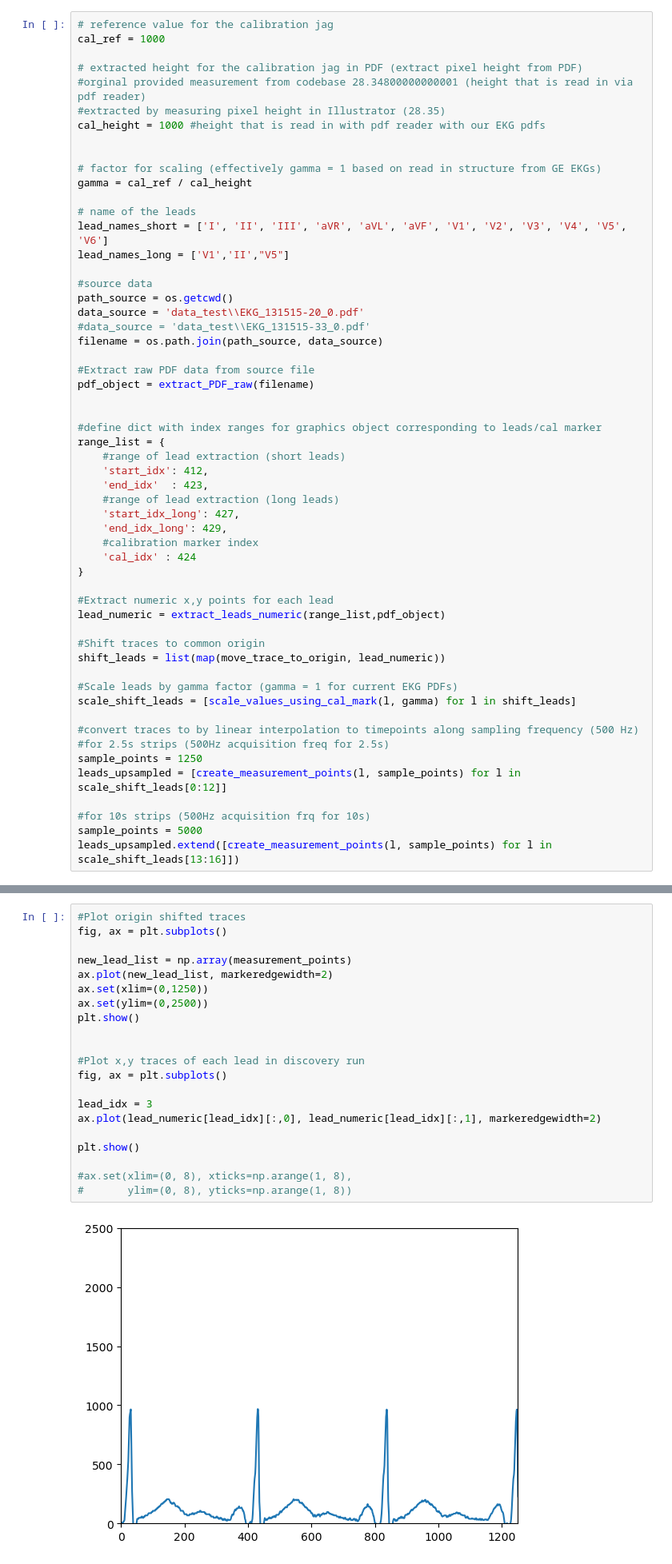
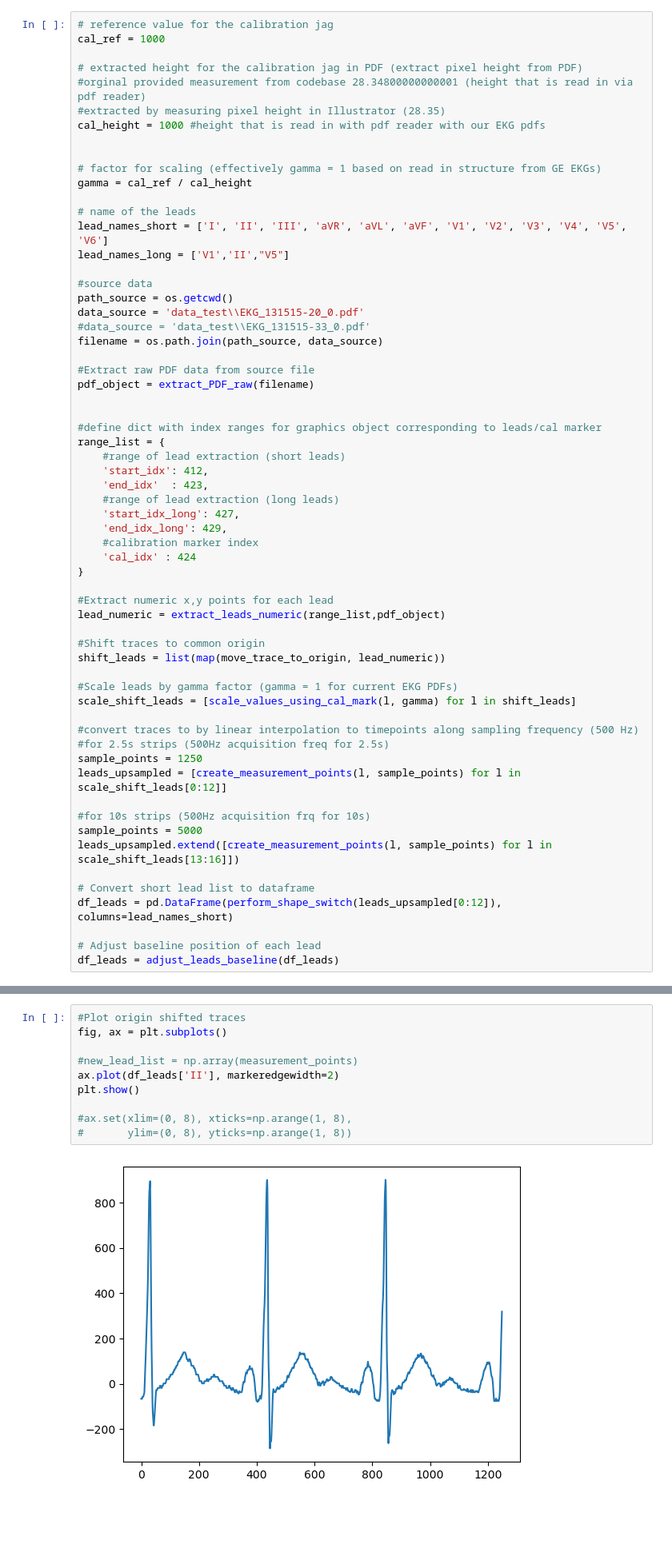
Before and after one commit to rzemla/ECG_pipeline, a Jupyter notebook: trial_extractor_script_V1.ipynb, the cells around one changed output, grey strips where cells are left out. Shown: that part at 80% size. Saved outputs shown, nothing was run; the diff lists cells and outputs as text; blank space fills up the shorter version.

Commit message:
baseline adjustment export of short time leads to dataframe

```diff
--- a/trial_extractor_script_V1.ipynb
+++ b/trial_extractor_script_V1.ipynb
@@ -70,28 +70,23 @@ leads_upsampled = [create_measurement_points(l, sample_points) for l in scale_sh
 #for 10s strips (500Hz acquisition frq for 10s)
 sample_points = 5000
 leads_upsampled.extend([create_measurement_points(l, sample_points) for l in scale_shift_leads[13:16]])
+
+# Convert short lead list to dataframe
+df_leads = pd.DataFrame(perform_shape_switch(leads_upsampled[0:12]), columns=lead_names_short)
+
+# Adjust baseline position of each lead
+df_leads = adjust_leads_baseline(df_leads)
 # %% [markdown]
 <font color='green'>**Plot traces for each lead**</font>
 # %%
 #Plot origin shifted traces
 fig, ax = plt.subplots()
 
-new_lead_list = np.array(measurement_points)
-ax.plot(new_lead_list, markeredgewidth=2)
-ax.set(xlim=(0,1250))
-ax.set(ylim=(0,2500))
-plt.show()
-
-
-#Plot x,y traces of each lead in discovery run
-fig, ax = plt.subplots()
-
-lead_idx = 3
-ax.plot(lead_numeric[lead_idx][:,0], lead_numeric[lead_idx][:,1], markeredgewidth=2)
-
+#new_lead_list = np.array(measurement_points)
+ax.plot(df_leads['II'], markeredgewidth=2)
 plt.show()
 
 #ax.set(xlim=(0, 8), xticks=np.arange(1, 8),
 #       ylim=(0, 8), yticks=np.arange(1, 8))
 # %% [output]
-[figure, old version]
+[figure, new version]
```
Also changed, not shown: parts of 2 cells of this notebook, 1 other file.
